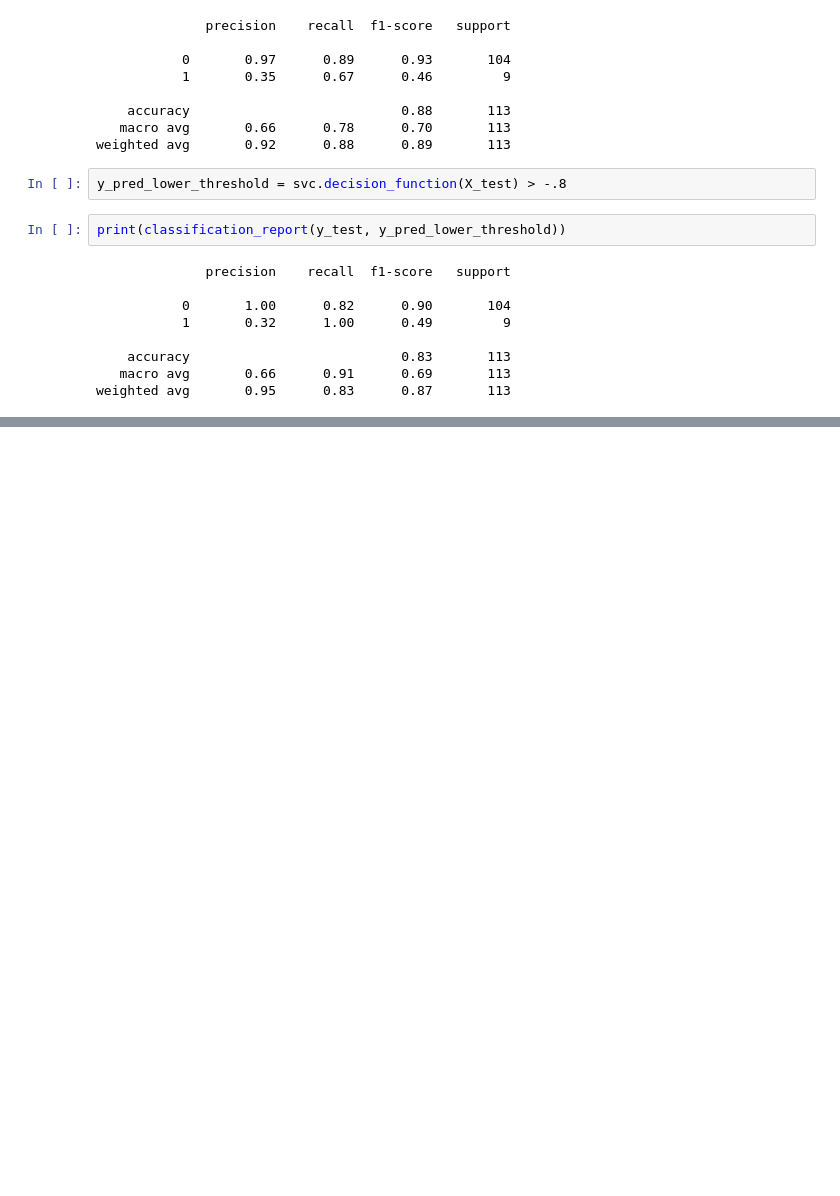
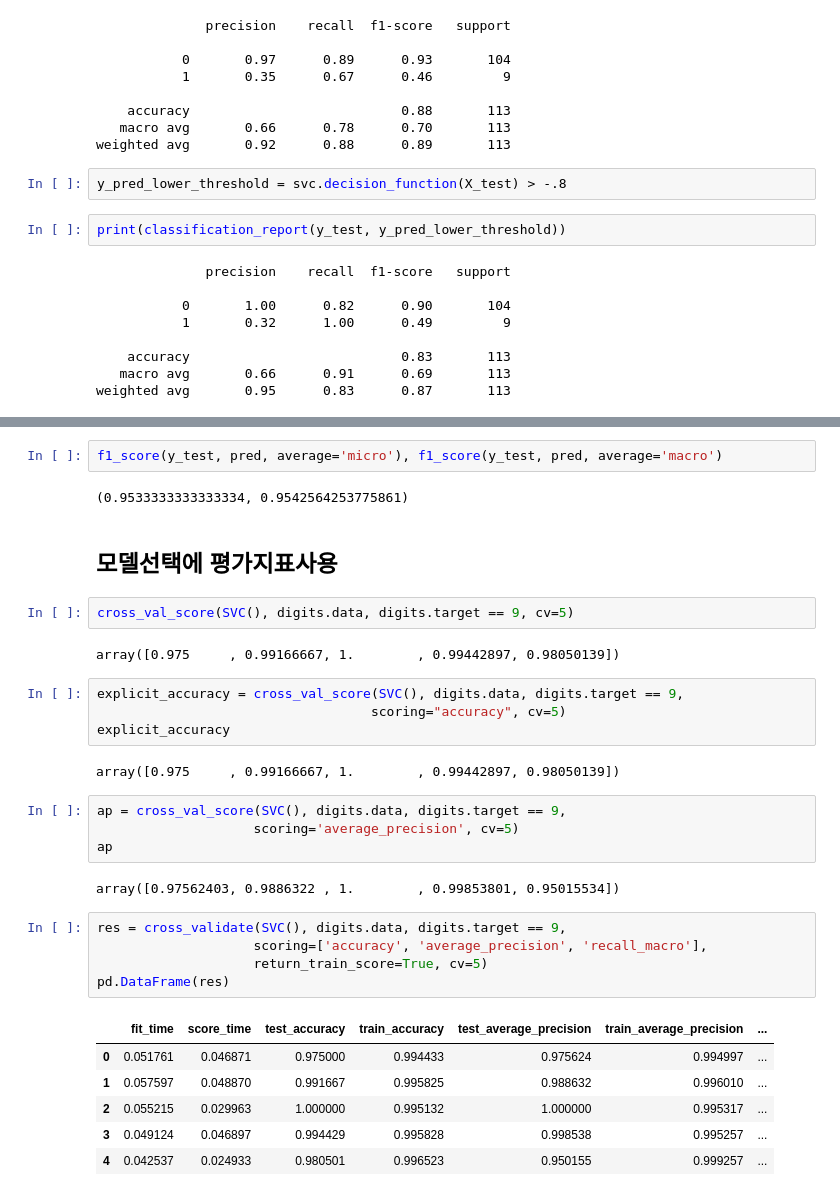
Before and after one commit to sinjy1203/ML_with_Python, a Jupyter notebook: ch05_model-evaluation_improvement.ipynb, the cells around one changed output, grey strips where cells are left out. Cells and saved outputs as stored; diff of their text form; blank space fills up the shorter version.

```diff
--- a/ch05_model-evaluation_improvement.ipynb
+++ b/ch05_model-evaluation_improvement.ipynb
@@ -531,0 +575,34 @@ weighted avg       0.95      0.83      0.87       113
+# %%
+f1_score(y_test, pred, average='micro'), f1_score(y_test, pred, average='macro')
+# %% [output]
+(0.9533333333333334, 0.9542564253775861)
+# %% [markdown]
+## 모델선택에 평가지표사용
+# %%
+cross_val_score(SVC(), digits.data, digits.target == 9, cv=5)
+# %% [output]
+array([0.975     , 0.99166667, 1.        , 0.99442897, 0.98050139])
+# %%
+explicit_accuracy = cross_val_score(SVC(), digits.data, digits.target == 9,
+                                   scoring="accuracy", cv=5)
+explicit_accuracy
+# %% [output]
+array([0.975     , 0.99166667, 1.        , 0.99442897, 0.98050139])
+# %%
+ap = cross_val_score(SVC(), digits.data, digits.target == 9,
+                    scoring='average_precision', cv=5)
+ap
+# %% [output]
+array([0.97562403, 0.9886322 , 1.        , 0.99853801, 0.95015534])
+# %%
+res = cross_validate(SVC(), digits.data, digits.target == 9,
+                    scoring=['accuracy', 'average_precision', 'recall_macro'],
+                    return_train_score=True, cv=5)
+pd.DataFrame(res)
+# %% [output]
+|  | fit_time | score_time | test_accuracy | train_accuracy | test_average_precision | train_average_precision | ... |
+| 0 | 0.051761 | 0.046871 | 0.975000 | 0.994433 | 0.975624 | 0.994997 | ... |
+| 1 | 0.057597 | 0.048870 | 0.991667 | 0.995825 | 0.988632 | 0.996010 | ... |
+| 2 | 0.055215 | 0.029963 | 1.000000 | 0.995132 | 1.000000 | 0.995317 | ... |
+| 3 | 0.049124 | 0.046897 | 0.994429 | 0.995828 | 0.998538 | 0.995257 | ... |
+| 4 | 0.042537 | 0.024933 | 0.980501 | 0.996523 | 0.950155 | 0.999257 | ... |
```
Also changed, not shown: parts of 18 cells of this notebook.
